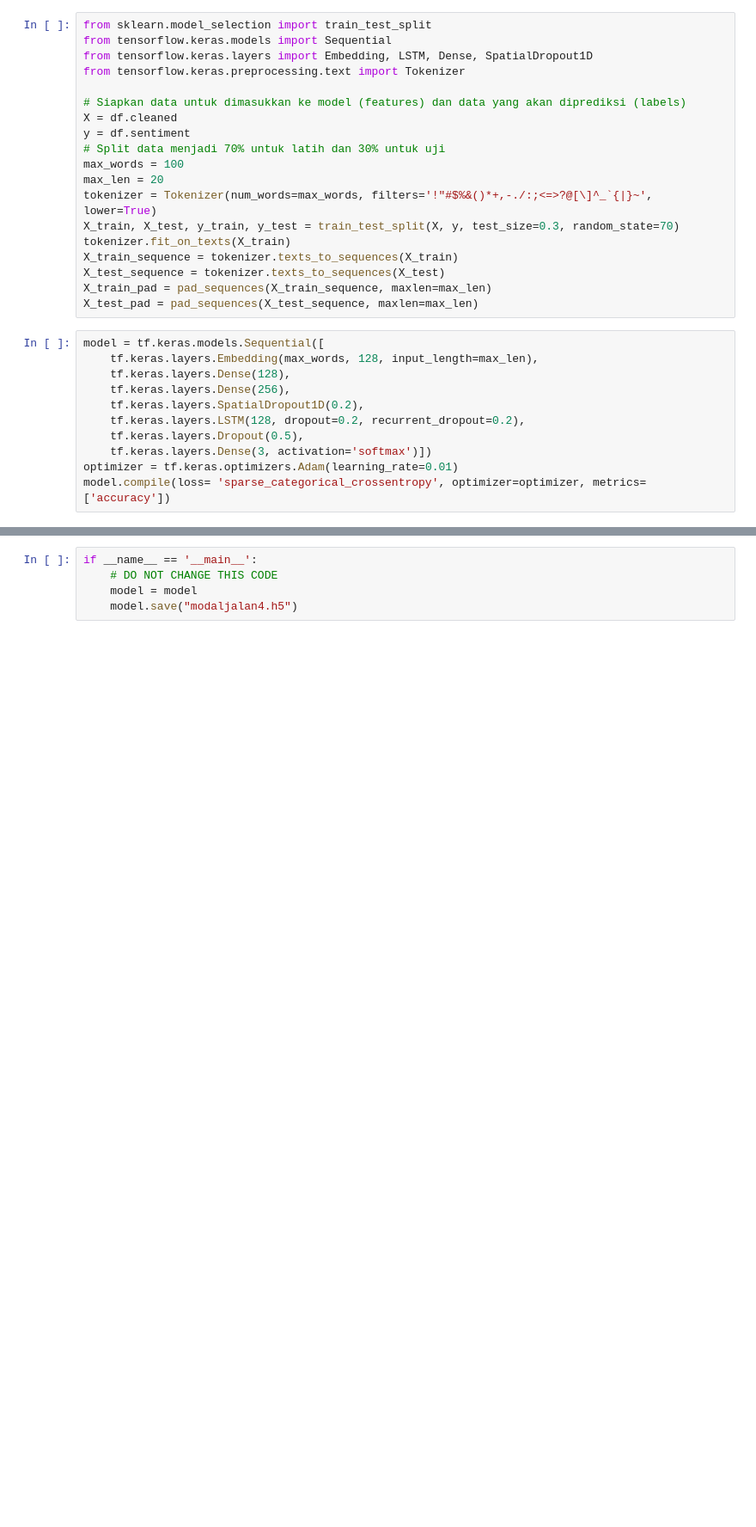
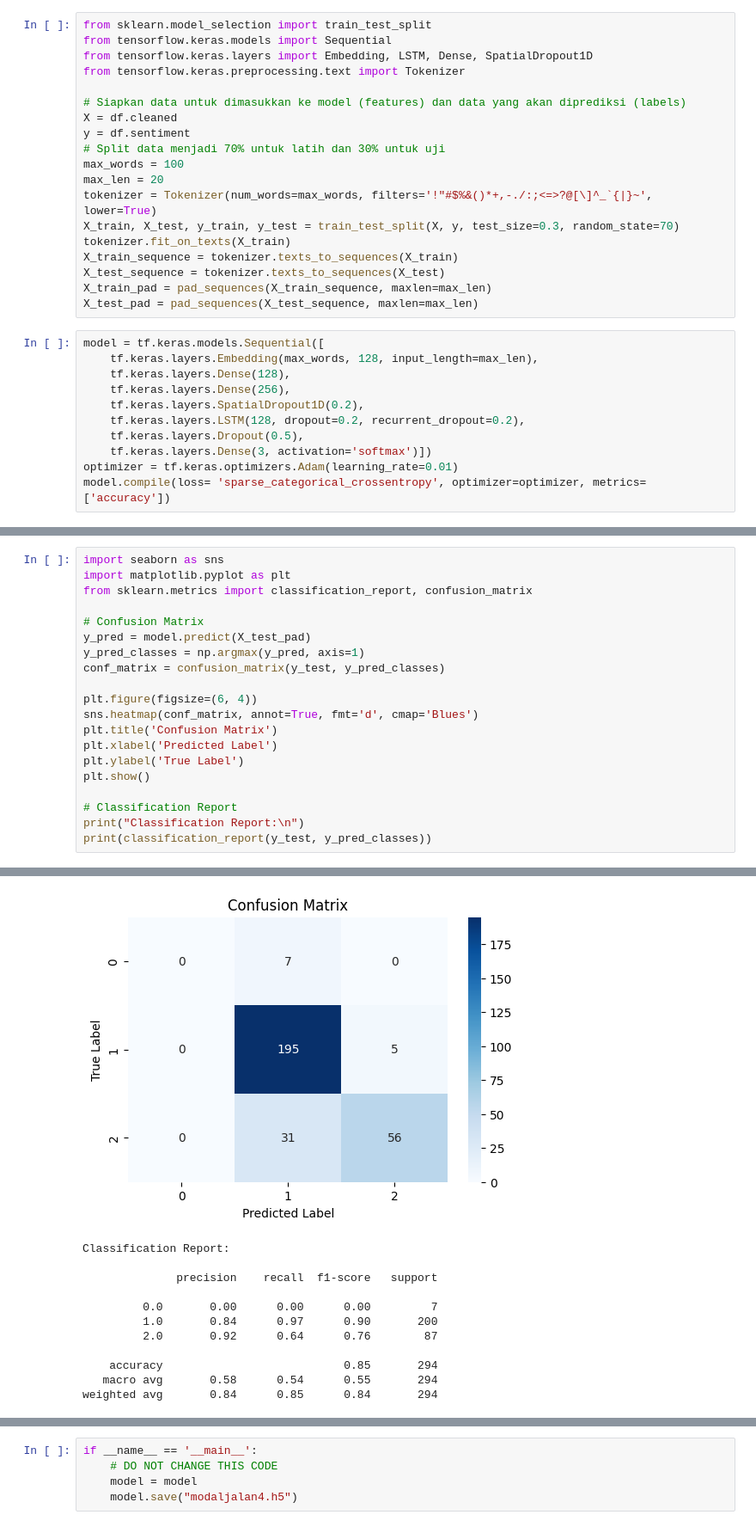
Before and after one commit to StarkPlague/ML-GnPancar-Sentiment-Analysis, a Jupyter notebook: pungli_sentiment_analysis.ipynb, the cells around one changed output, grey strips where cells are left out. Shown at 86% size. Saved outputs shown, nothing was run; the diff lists cells and outputs as text; blank space fills up the shorter version.

```diff
--- a/pungli_sentiment_analysis.ipynb
+++ b/pungli_sentiment_analysis.ipynb
@@ -113,0 +127,21 @@ Loss: 0.44388797879219055, Accuracy: 0.8605442047119141
+# %%
+import seaborn as sns
+import matplotlib.pyplot as plt
+from sklearn.metrics import classification_report, confusion_matrix
+
+# Confusion Matrix
+y_pred = model.predict(X_test_pad)
+y_pred_classes = np.argmax(y_pred, axis=1)
+conf_matrix = confusion_matrix(y_test, y_pred_classes)
+
+plt.figure(figsize=(6, 4))
+sns.heatmap(conf_matrix, annot=True, fmt='d', cmap='Blues')
+plt.title('Confusion Matrix')
+plt.xlabel('Predicted Label')
+plt.ylabel('True Label')
+plt.show()
+
+# Classification Report
+print("Classification Report:\n")
+print(classification_report(y_test, y_pred_classes))
+# %% [output]
@@ -113,0 +149,12 @@ Loss: 0.44388797879219055, Accuracy: 0.8605442047119141
+[figure, added]
+Classification Report:
+
+              precision    recall  f1-score   support
+
+         0.0       0.00      0.00      0.00         7
+         1.0       0.84      0.97      0.90       200
+         2.0       0.92      0.64      0.76        87
+
+    accuracy                           0.85       294
+   macro avg       0.58      0.54      0.55       294
+weighted avg       0.84      0.85      0.84       294
```
Also changed, not shown: parts of 7 cells of this notebook.
